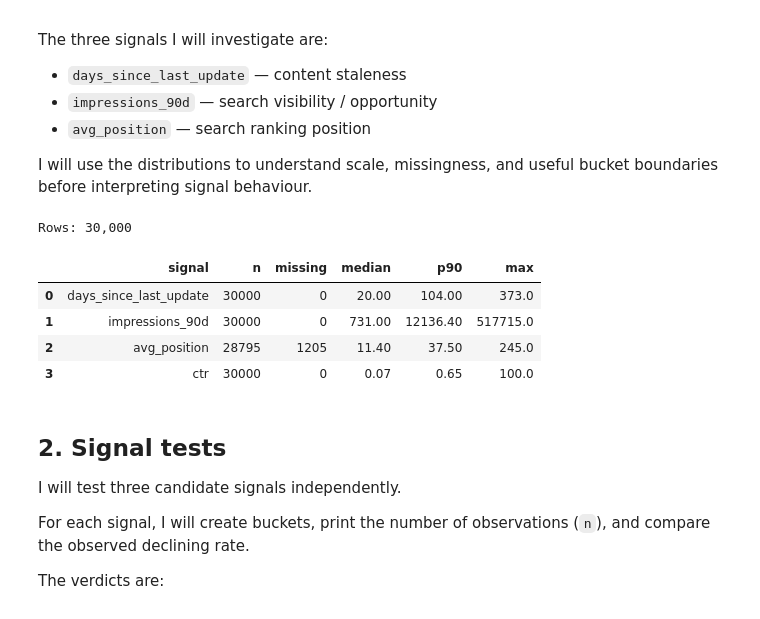
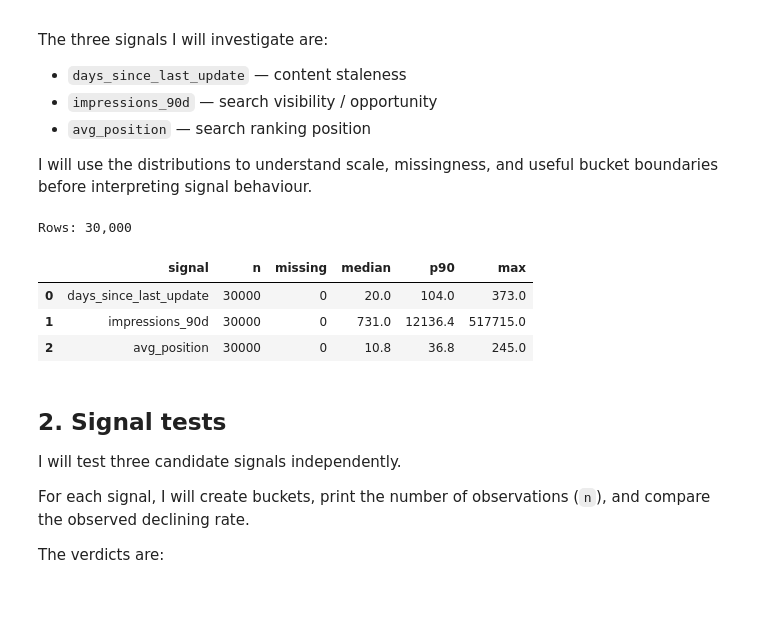
Before and after one commit to 13aakash/flyrank-ml-internship, a Jupyter notebook: work/notebooks/w04_signal_audit.ipynb, the cells around one changed output. Cells and saved outputs as stored; diff of their text form; code cells hidden in the pictures.

```diff
--- a/work/notebooks/w04_signal_audit.ipynb
+++ b/work/notebooks/w04_signal_audit.ipynb
@@ -20,6 +20,7 @@ The three signals I will investigate are:
 I will use the distributions to understand scale, missingness, and useful bucket boundaries before interpreting signal behaviour.
 # %%
 import os
+import sys
 import subprocess
 import pandas as pd
 import numpy as np
@@ -27,56 +28,46 @@ import numpy as np
 REPO_URL = "https://github.com/13aakash/flyrank-ml-internship.git"
 REPO_DIR = "flyrank-ml-internship"
 
+# Clone the repo if it is not already present.
 if not os.path.exists(REPO_DIR):
     subprocess.run(
         ["git", "clone", REPO_URL, REPO_DIR],
         check=True
     )
 
+# Move into the repository.
 os.chdir(REPO_DIR)
 
-DATA_PATH = "data/raw/content_refresh_anonymized.csv"
-
-if not os.path.exists(DATA_PATH):
-    raise FileNotFoundError(
-        f"Could not find {DATA_PATH}."
-    )
-
-df = pd.read_csv(DATA_PATH)
+# Load the Week 3 anonymized dataset.
+df = pd.read_csv("data/raw/content_refresh_anonymized.csv")
 
 numeric_cols = [
     "days_since_last_update",
     "impressions_90d",
     "avg_position",
-    "ctr",
 ]
 
 for col in numeric_cols:
     df[col] = pd.to_numeric(df[col], errors="coerce")
-
-# In the FlyRank data, avg_position = 0 means no position data.
-# Treat it as missing for position-based analysis.
-df.loc[df["avg_position"] == 0, "avg_position"] = np.nan
 
 print(f"Rows: {len(df):,}")
 
 distribution_summary = pd.DataFrame({
     "signal": numeric_cols,
     "n": [df[c].notna().sum() for c in numeric_cols],
     "missing": [df[c].isna().sum() for c in numeric_cols],
     "median": [df[c].median() for c in numeric_cols],
     "p90": [df[c].quantile(0.90) for c in numeric_cols],
     "max": [df[c].max() for c in numeric_cols],
 })
 
 display(distribution_summary.round(2))
 # %% [output]
 Rows: 30,000
 |  | signal | n | missing | median | p90 | max |
-| 0 | days_since_last_update | 30000 | 0 | 20.00 | 104.00 | 373.0 |
-| 1 | impressions_90d | 30000 | 0 | 731.00 | 12136.40 | 517715.0 |
-| 2 | avg_position | 28795 | 1205 | 11.40 | 37.50 | 245.0 |
-| 3 | ctr | 30000 | 0 | 0.07 | 0.65 | 100.0 |
+| 0 | days_since_last_update | 30000 | 0 | 20.0 | 104.0 | 373.0 |
+| 1 | impressions_90d | 30000 | 0 | 731.0 | 12136.4 | 517715.0 |
+| 2 | avg_position | 30000 | 0 | 10.8 | 36.8 | 245.0 |
 # %% [markdown]
 ## 2. Signal tests
 
```
Also changed, not shown: parts of 9 cells of this notebook.
